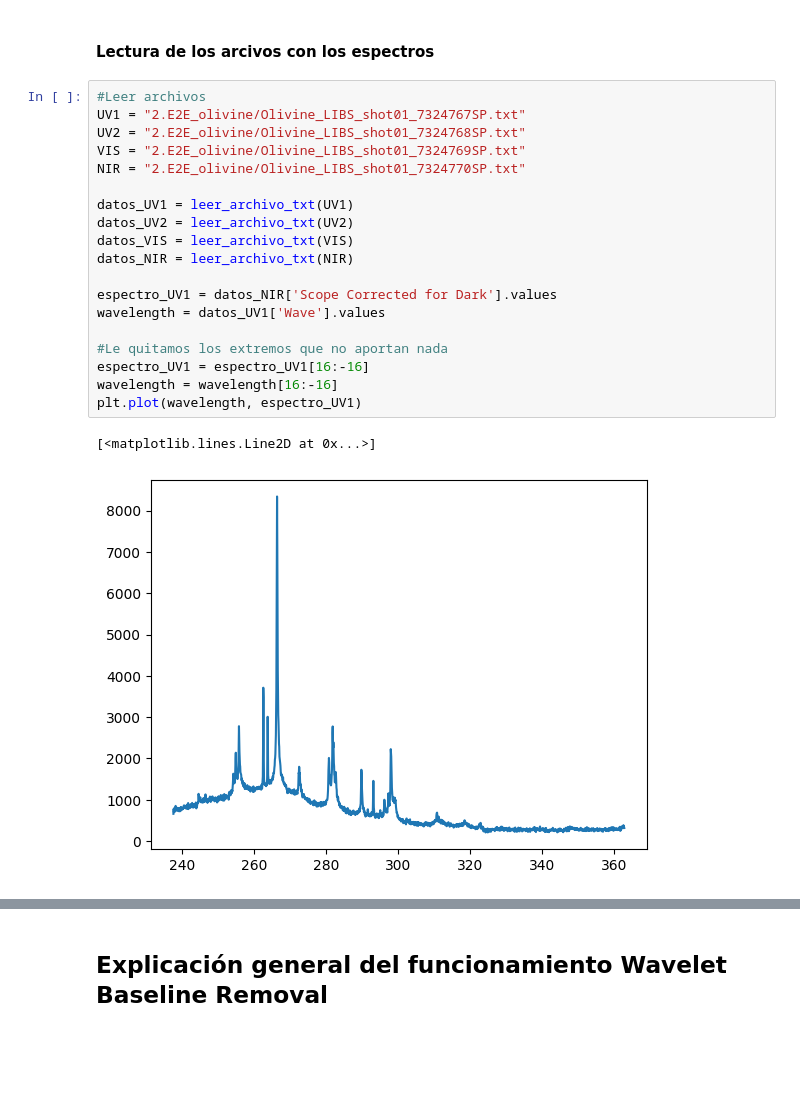
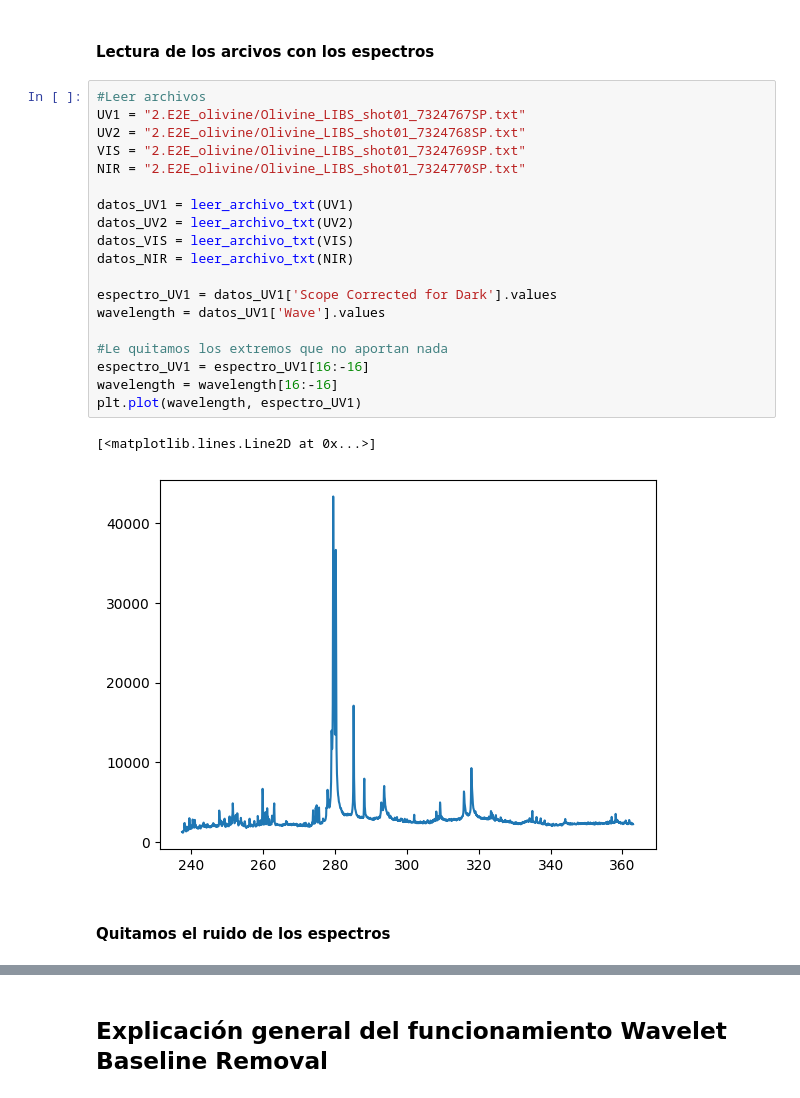
Before and after one commit to elsamoreno/LIBS_QUANTIFICATION_INTA, a Jupyter notebook: bckgrnd_remvl.ipynb, the cells around one changed output, grey strips where cells are left out. Cells and saved outputs as stored; diff of their text form; blank space fills up the shorter version.

```diff
--- a/bckgrnd_remvl.ipynb
+++ b/bckgrnd_remvl.ipynb
@@ -35,22 +35,24 @@ def pad_to_multiple(x, base):
 # %%
 #Leer archivos
 UV1 = "2.E2E_olivine/Olivine_LIBS_shot01_7324767SP.txt"
 UV2 = "2.E2E_olivine/Olivine_LIBS_shot01_7324768SP.txt"
 VIS = "2.E2E_olivine/Olivine_LIBS_shot01_7324769SP.txt"
 NIR = "2.E2E_olivine/Olivine_LIBS_shot01_7324770SP.txt"
 
 datos_UV1 = leer_archivo_txt(UV1)
 datos_UV2 = leer_archivo_txt(UV2)
 datos_VIS = leer_archivo_txt(VIS)
 datos_NIR = leer_archivo_txt(NIR)
 
-espectro_UV1 = datos_NIR['Scope Corrected for Dark'].values
+espectro_UV1 = datos_UV1['Scope Corrected for Dark'].values
 wavelength = datos_UV1['Wave'].values
 
 #Le quitamos los extremos que no aportan nada
 espectro_UV1 = espectro_UV1[16:-16]
 wavelength = wavelength[16:-16]
 plt.plot(wavelength, espectro_UV1)
 # %% [output]
 [<matplotlib.lines.Line2D at 0x...>]
-[figure, old version]
+[figure, new version]
+# %% [markdown]
+#### Quitamos el ruido de los espectros
```
Also changed, not shown: parts of 7 cells of this notebook, 1 other file.
